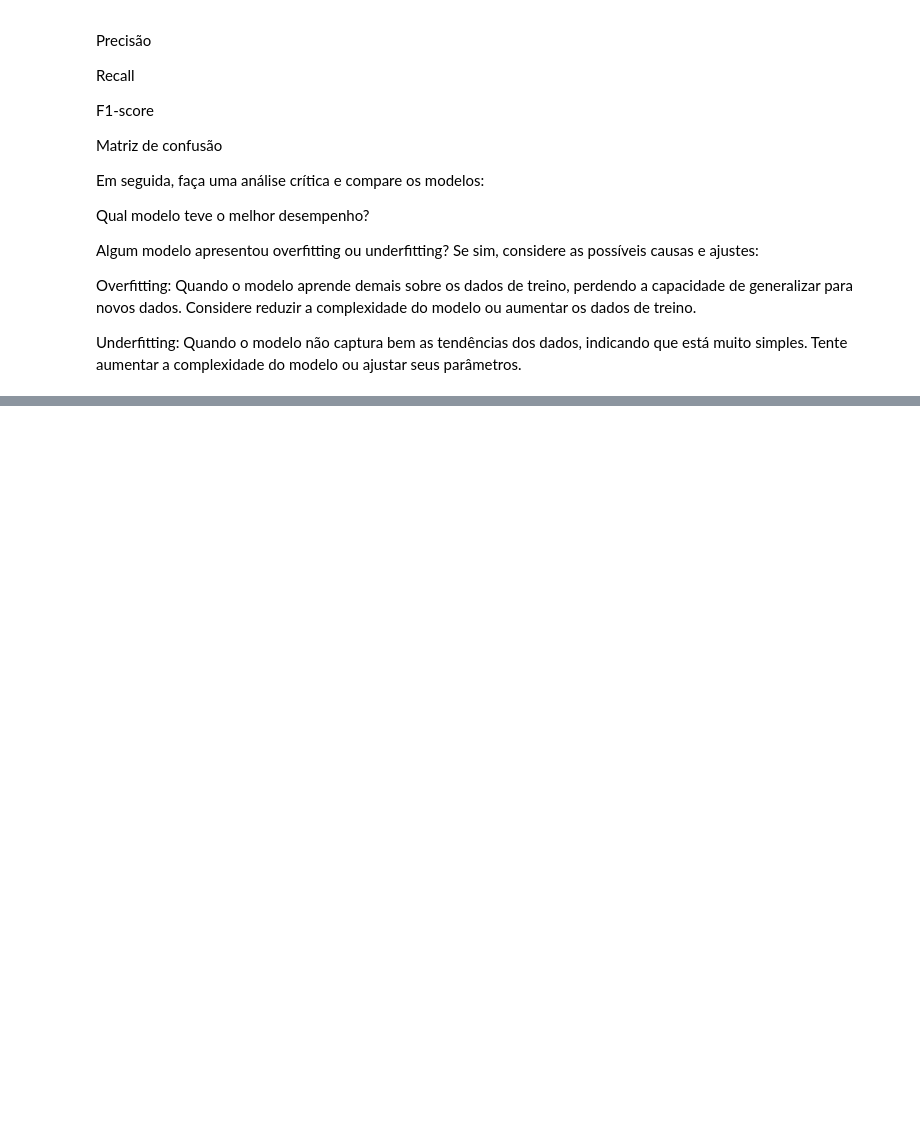
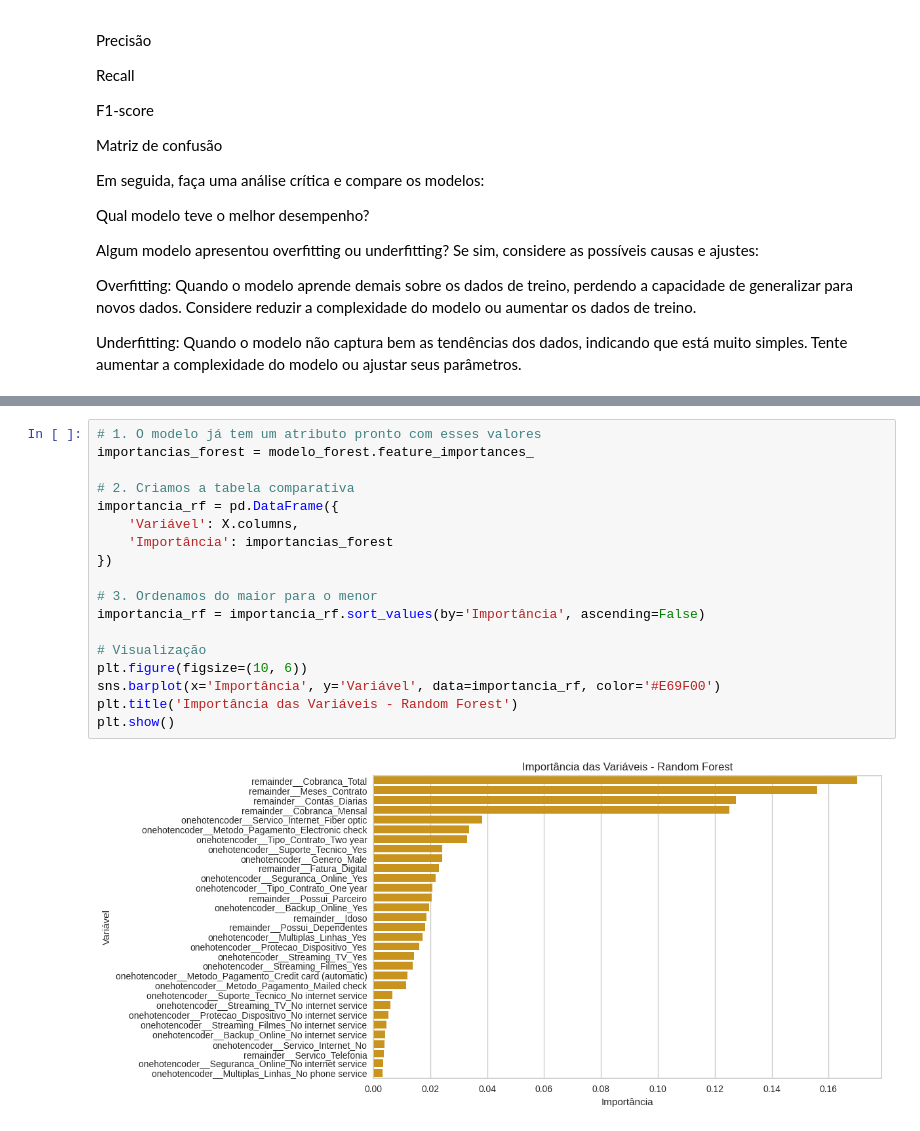
Before and after one commit to alexandrebarbosa-dev/Desafio-Telecom-X-Parte-2-Prevendo-Churn, a Jupyter notebook: Desafio_Telecom_X_–_Parte_2_Prevendo_Churn.ipynb, the cells around one changed output, grey strips where cells are left out. Drawn from its saved outputs; the diff is of its cells as text; blank space fills up the shorter version.

```diff
--- a/Desafio_Telecom_X_–_Parte_2_Prevendo_Churn.ipynb
+++ b/Desafio_Telecom_X_–_Parte_2_Prevendo_Churn.ipynb
@@ -546,0 +749,20 @@ Underfitting: Quando o modelo não captura bem as tendências dos dados, indican
+# %%
+# 1. O modelo já tem um atributo pronto com esses valores
+importancias_forest = modelo_forest.feature_importances_
+
+# 2. Criamos a tabela comparativa
+importancia_rf = pd.DataFrame({
+    'Variável': X.columns,
+    'Importância': importancias_forest
+})
+
+# 3. Ordenamos do maior para o menor
+importancia_rf = importancia_rf.sort_values(by='Importância', ascending=False)
+
+# Visualização
+plt.figure(figsize=(10, 6))
+sns.barplot(x='Importância', y='Variável', data=importancia_rf, color='#E69F00')
+plt.title('Importância das Variáveis - Random Forest')
+plt.show()
+# %% [output]
+[figure, added]
```
Also changed, not shown: parts of 25 cells of this notebook.
